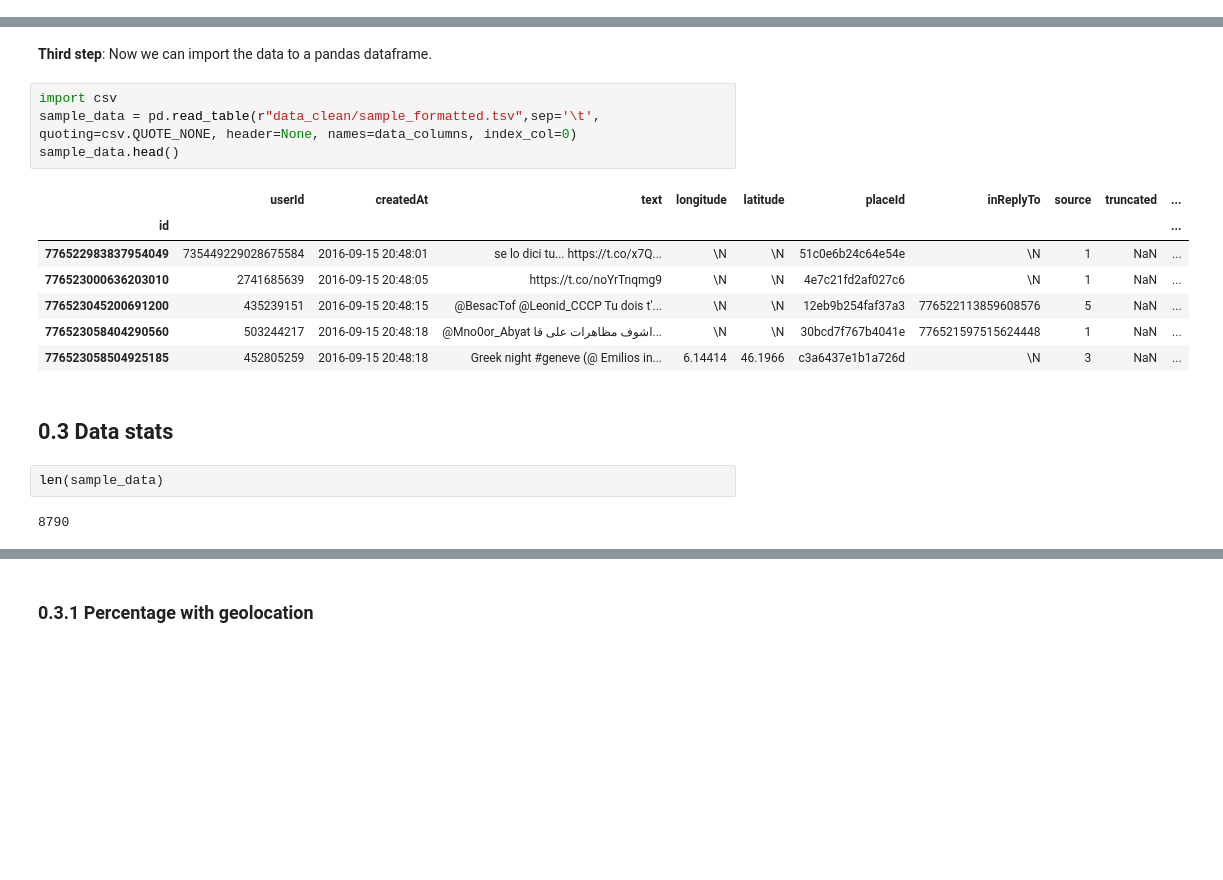
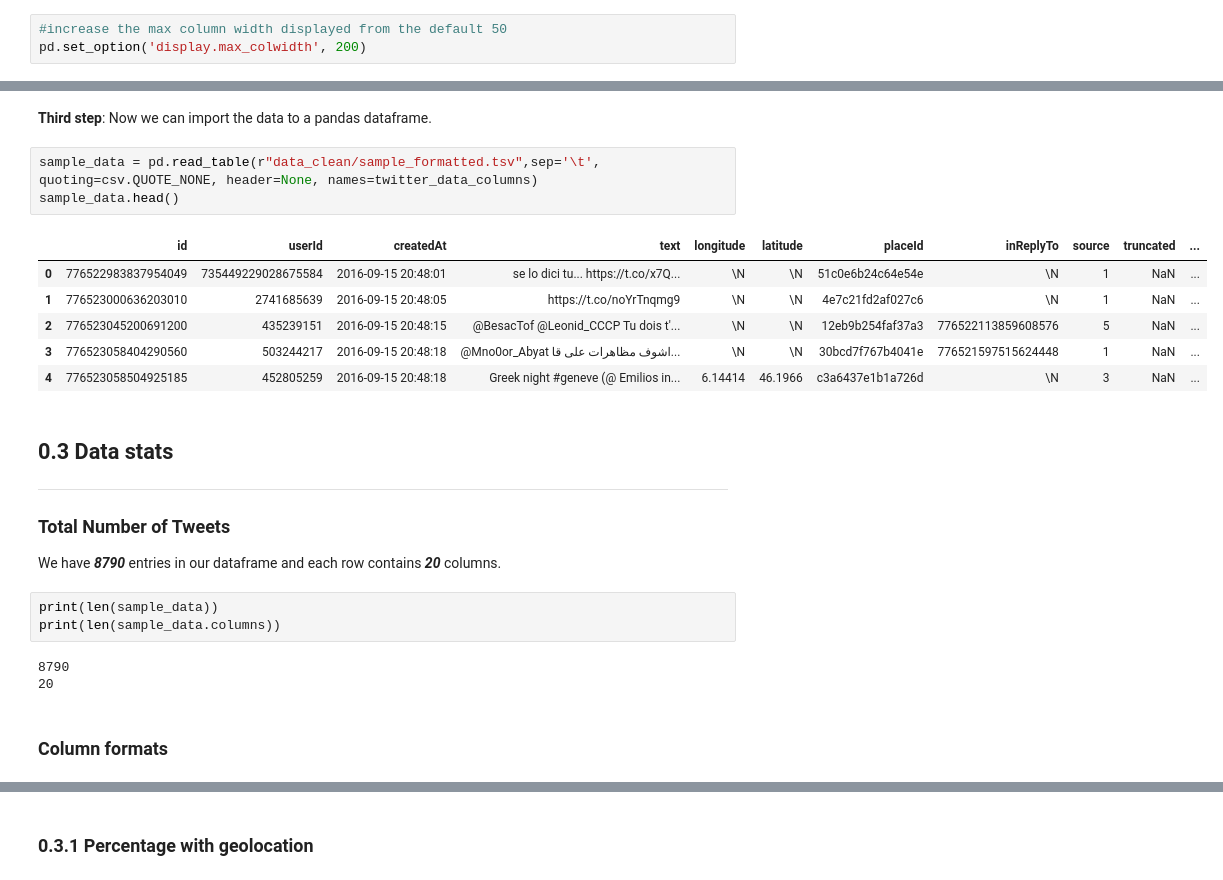
Before and after one commit to ChongHan/EPFL_ADA_Project, a Jupyter notebook: Sample Data processing.ipynb, the cells around one changed output, grey strips where cells are left out. Cells and saved outputs as stored; diff of their text form; blank space fills up the shorter version.

Commit message:
Data exploration.

```diff
--- a/Sample Data processing.ipynb
+++ b/Sample Data processing.ipynb
@@ -8,3 +25,6 @@ import pandas as pd
+# %%
+#increase the max column width displayed from the default 50
+pd.set_option('display.max_colwidth', 200)
 # %% [markdown]
 # 0. Data exploration
 # %% [markdown]
@@ -61,20 +84,27 @@ Therefore, we cannot load it *as is* into a pandas Dataframe. We will convert it
 # %% [markdown]
 **Third step**: Now we can import the data to a pandas dataframe.
 # %%
-import csv
-sample_data = pd.read_table(r"data_clean/sample_formatted.tsv",sep='\t', quoting=csv.QUOTE_NONE, header=None, names=data_columns, index_col=0)
+sample_data = pd.read_table(r"data_clean/sample_formatted.tsv",sep='\t', quoting=csv.QUOTE_NONE, header=None, names=twitter_data_columns)
 sample_data.head()
 # %% [output]
-|  | userId | createdAt | text | longitude | latitude | placeId | inReplyTo | source | truncated | ... |
-| id |  |  |  |  |  |  |  |  |  | ... |
-| 776522983837954049 | 735449229028675584 | 2016-09-15 20:48:01 | se lo dici tu... https://t.co/x7Q... | \N | \N | 51c0e6b24c64e54e | \N | 1 | NaN | ... |
-| 776523000636203010 | 2741685639 | 2016-09-15 20:48:05 | https://t.co/noYrTnqmg9 | \N | \N | 4e7c21fd2af027c6 | \N | 1 | NaN | ... |
-| 776523045200691200 | 435239151 | 2016-09-15 20:48:15 | @BesacTof @Leonid_CCCP Tu dois t'... | \N | \N | 12eb9b254faf37a3 | 776522113859608576 | 5 | NaN | ... |
-| 776523058404290560 | 503244217 | 2016-09-15 20:48:18 | @Mno0or_Abyat اشوف مظاهرات على قا... | \N | \N | 30bcd7f767b4041e | 776521597515624448 | 1 | NaN | ... |
-| 776523058504925185 | 452805259 | 2016-09-15 20:48:18 | Greek night #geneve (@ Emilios in... | 6.14414 | 46.1966 | c3a6437e1b1a726d | \N | 3 | NaN | ... |
+|  | id | userId | createdAt | text | longitude | latitude | placeId | inReplyTo | source | truncated | ... |
+| 0 | 776522983837954049 | 735449229028675584 | 2016-09-15 20:48:01 | se lo dici tu... https://t.co/x7Q... | \N | \N | 51c0e6b24c64e54e | \N | 1 | NaN | ... |
+| 1 | 776523000636203010 | 2741685639 | 2016-09-15 20:48:05 | https://t.co/noYrTnqmg9 | \N | \N | 4e7c21fd2af027c6 | \N | 1 | NaN | ... |
+| 2 | 776523045200691200 | 435239151 | 2016-09-15 20:48:15 | @BesacTof @Leonid_CCCP Tu dois t'... | \N | \N | 12eb9b254faf37a3 | 776522113859608576 | 5 | NaN | ... |
+| 3 | 776523058404290560 | 503244217 | 2016-09-15 20:48:18 | @Mno0or_Abyat اشوف مظاهرات على قا... | \N | \N | 30bcd7f767b4041e | 776521597515624448 | 1 | NaN | ... |
+| 4 | 776523058504925185 | 452805259 | 2016-09-15 20:48:18 | Greek night #geneve (@ Emilios in... | 6.14414 | 46.1966 | c3a6437e1b1a726d | \N | 3 | NaN | ... |
-# %% [markdown]
-## 0.3 Data stats
-# %%
-len(sample_data)
-# %% [output]
-8790
+# %% [markdown]
+## 0.3 Data stats
+
+***
+### Total Number of Tweets
+
+We have **_8790_** entries in our dataframe and each row contains **_20_** columns.
+# %%
+print(len(sample_data))
+print(len(sample_data.columns))
+# %% [output]
+8790
+20
+# %% [markdown]
+### Column formats
```
Also changed, not shown: parts of 34 cells of this notebook, 1 other file.
